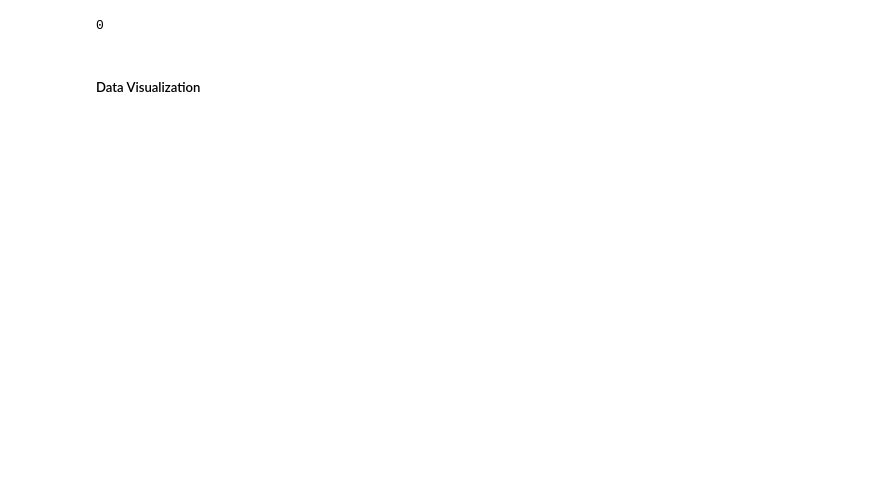
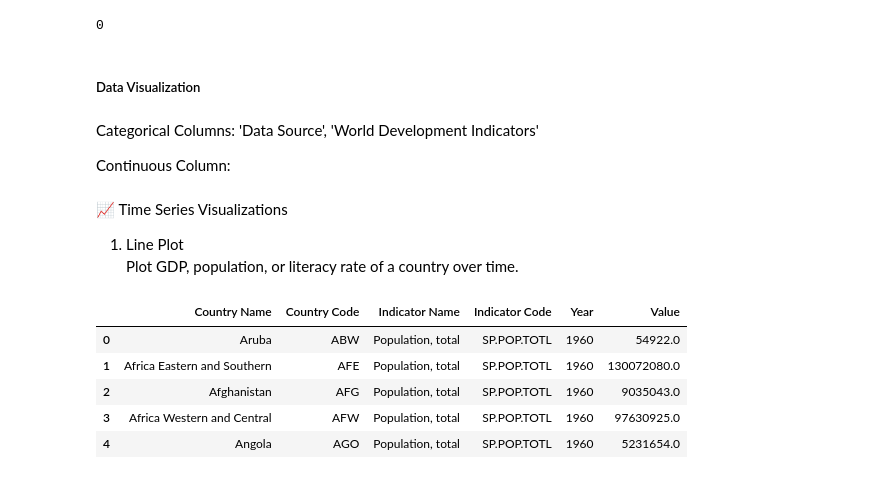
Before and after one commit to Swap-20/PRODIGY_DS_01, a Jupyter notebook: analysis.ipynb, the cells around one changed output. Saved outputs shown, nothing was run; the diff lists cells and outputs as text; code cells hidden in the pictures; blank space fills up the shorter version.

```diff
--- a/analysis.ipynb
+++ b/analysis.ipynb
@@ -128,3 +142,27 @@ print(data[year_cols].isnull().sum().sum())
 0
 # %% [markdown]
 ##### Data Visualization
+# %% [markdown]
+Categorical Columns: 'Data Source', 'World Development Indicators'
+
+Continuous Column:
+# %% [markdown]
+📈 Time Series Visualizations
+
+1. Line Plot
+Plot GDP, population, or literacy rate of a country over time.
+# %%
+#Reshape from wide to long format
+df_long = data.melt(
+    id_vars=['Country Name', 'Country Code', 'Indicator Name', 'Indicator Code'],
+    var_name='Year',
+    value_name='Value'
+)
+df_long.head()
+# %% [output]
+|  | Country Name | Country Code | Indicator Name | Indicator Code | Year | Value |
+| 0 | Aruba | ABW | Population, total | SP.POP.TOTL | 1960 | 54922.0 |
+| 1 | Africa Eastern and Southern | AFE | Population, total | SP.POP.TOTL | 1960 | 130072080.0 |
+| 2 | Afghanistan | AFG | Population, total | SP.POP.TOTL | 1960 | 9035043.0 |
+| 3 | Africa Western and Central | AFW | Population, total | SP.POP.TOTL | 1960 | 97630925.0 |
+| 4 | Angola | AGO | Population, total | SP.POP.TOTL | 1960 | 5231654.0 |
```
Also changed, not shown: parts of 8 cells of this notebook.
